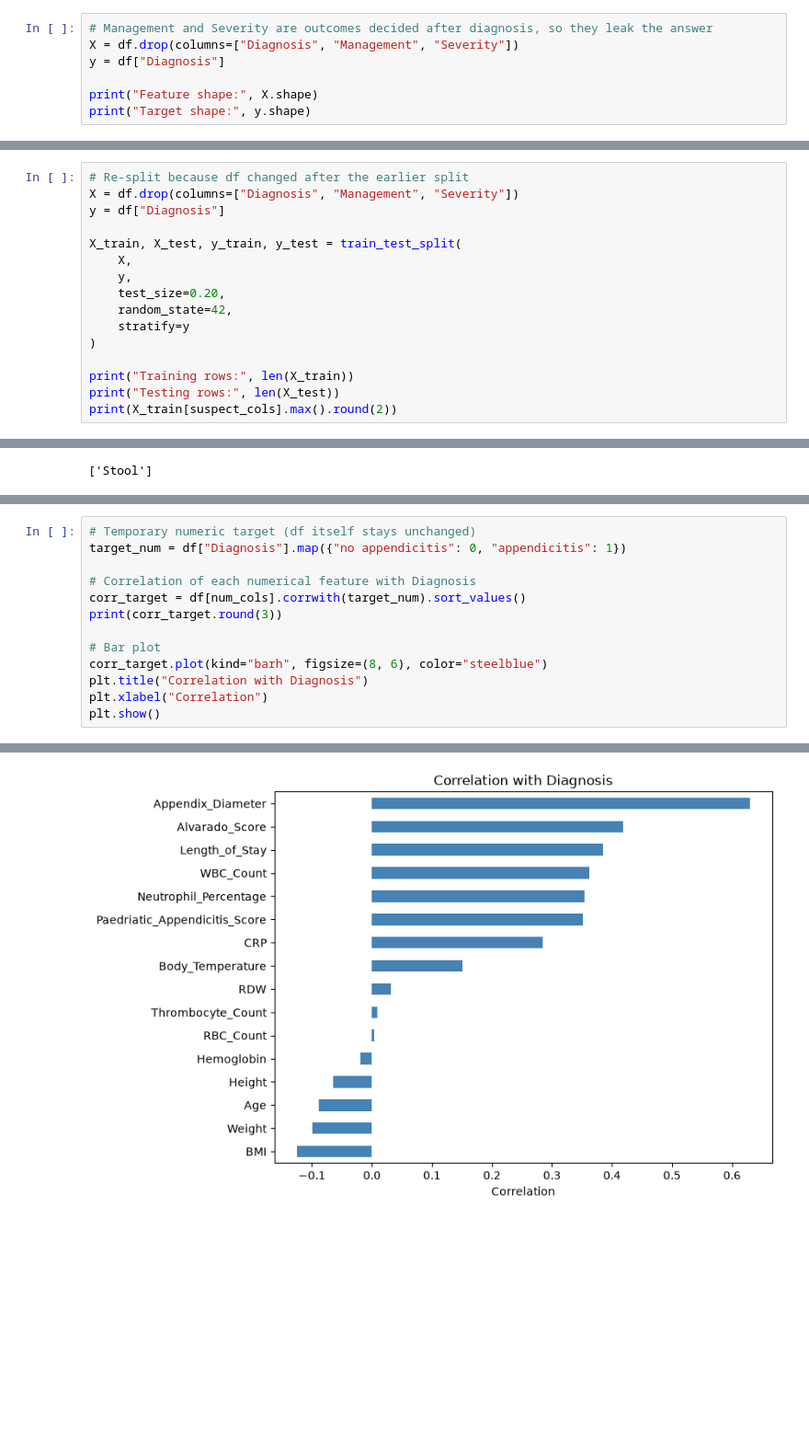
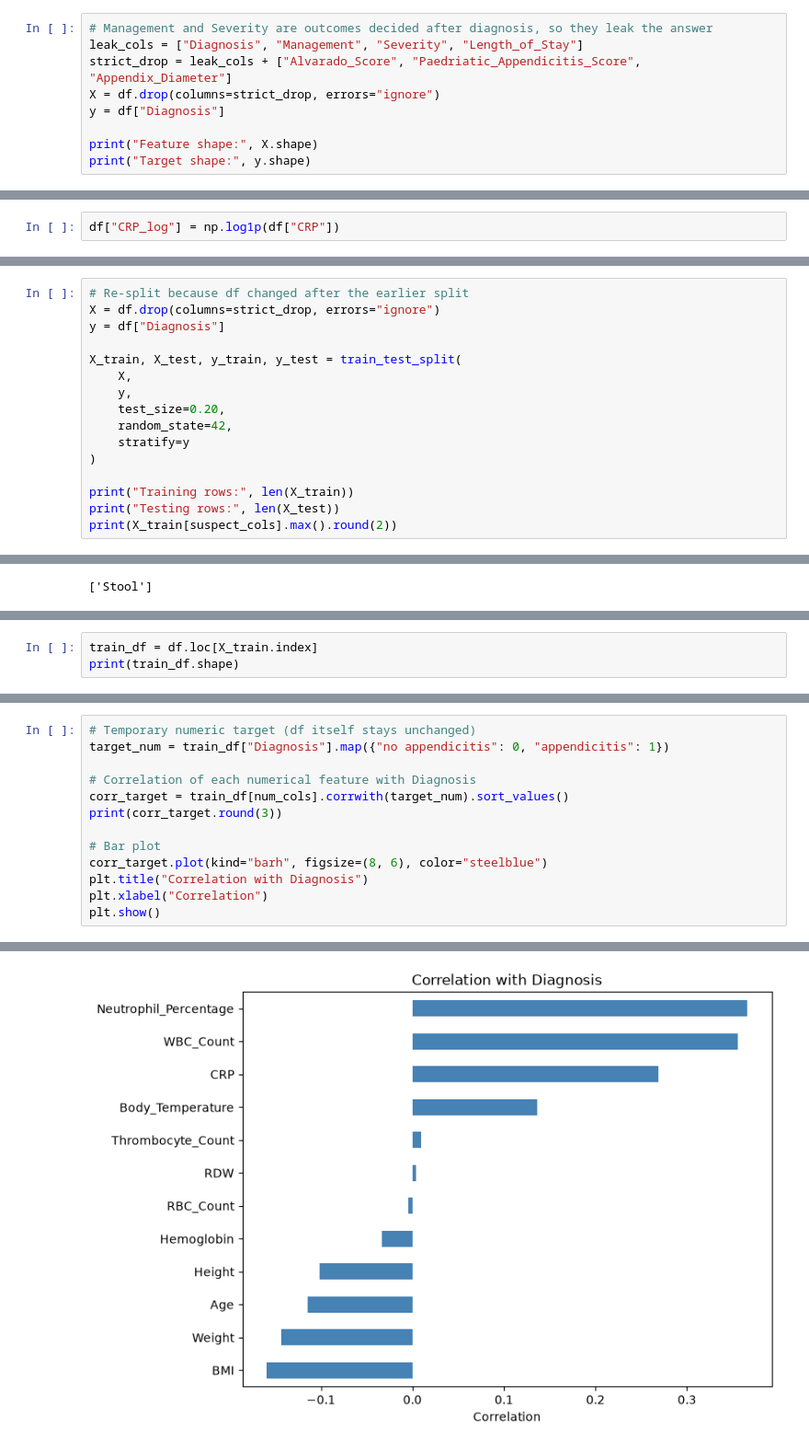
Before and after one commit to Mil9nn/pediatric-appendicitis-ml, a Jupyter notebook: main.ipynb, the cells around one changed output, grey strips where cells are left out. Shown at 92% size. Drawn from its saved outputs; the diff is of its cells as text; blank space fills up the shorter version.

```diff
--- a/main.ipynb
+++ b/main.ipynb
@@ -108,7 +108,9 @@ print(df.shape)
 (780, 39)
 # %%
 # Management and Severity are outcomes decided after diagnosis, so they leak the answer
-X = df.drop(columns=["Diagnosis", "Management", "Severity"])
+leak_cols = ["Diagnosis", "Management", "Severity", "Length_of_Stay"]
+strict_drop = leak_cols + ["Alvarado_Score", "Paedriatic_Appendicitis_Score", "Appendix_Diameter"]
+X = df.drop(columns=strict_drop, errors="ignore")
 y = df["Diagnosis"]
 
 print("Feature shape:", X.shape)
@@ -219,0 +230,2 @@ CRP -> 85 outliers
+# %%
+df["CRP_log"] = np.log1p(df["CRP"])
@@ -252,7 +294,7 @@ RBC_Count         763.0   4.79  0.37   3.62   4.54   4.78   5.02   6.44
 Body_Temperature  774.0  37.42  0.82  35.60  36.80  37.20  37.90  40.20
 # %%
 # Re-split because df changed after the earlier split
-X = df.drop(columns=["Diagnosis", "Management", "Severity"])
+X = df.drop(columns=strict_drop, errors="ignore")
 y = df["Diagnosis"]
 
 X_train, X_test, y_train, y_test = train_test_split(
@@ -436,0 +479,3 @@ Prepared testing shape: (156, 39)
+# %%
+train_df = df.loc[X_train.index]
+print(train_df.shape)
@@ -437,9 +484,9 @@ Prepared testing shape: (156, 39)
 # %%
 # Temporary numeric target (df itself stays unchanged)
-target_num = df["Diagnosis"].map({"no appendicitis": 0, "appendicitis": 1})
+target_num = train_df["Diagnosis"].map({"no appendicitis": 0, "appendicitis": 1})
 
 # Correlation of each numerical feature with Diagnosis
-corr_target = df[num_cols].corrwith(target_num).sort_values()
+corr_target = train_df[num_cols].corrwith(target_num).sort_values()
 print(corr_target.round(3))
 
 # Bar plot
@@ -467,5 +510,5 @@ Appendix_Diameter                0.629
 dtype: float64
-[figure, old version]
+[figure, new version]
 # %%
 import seaborn as sns
 
```
Also changed, not shown: parts of 33 cells of this notebook.
